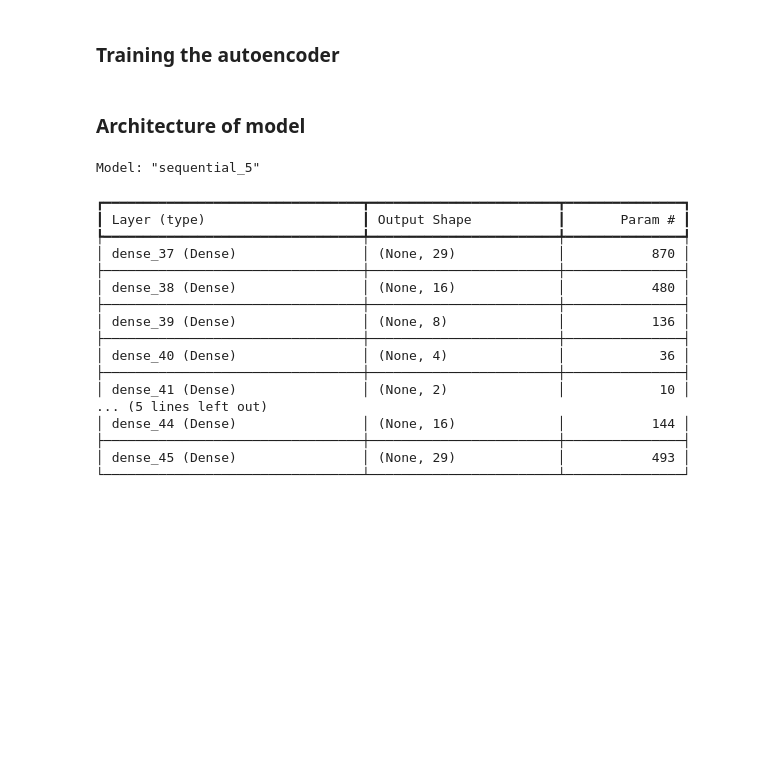
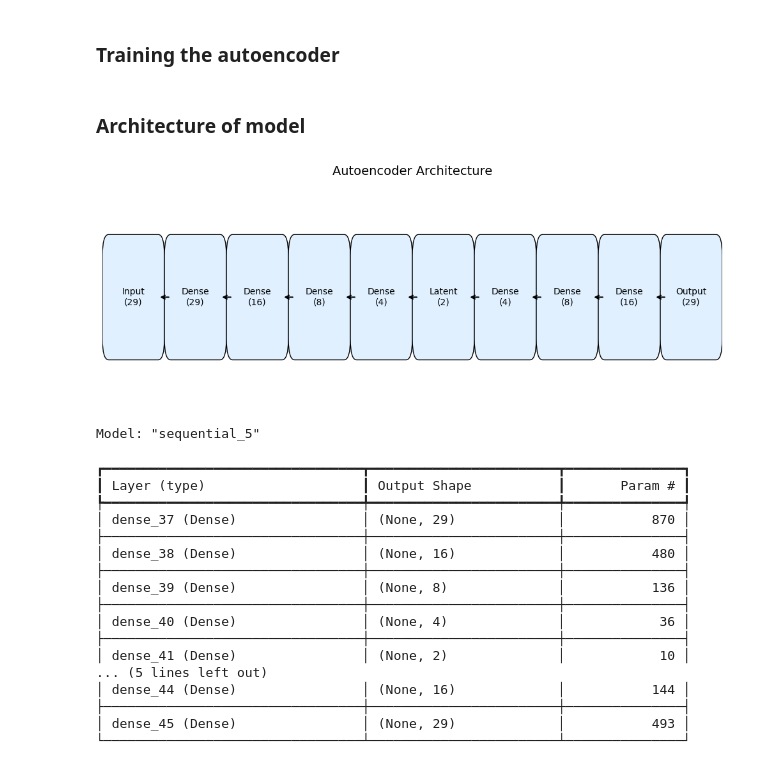
Before and after one commit to hisaylama/Data-Science-in-Finance, a Jupyter notebook: Assignment optional-Anomally_detection_using_autoencoders.ipynb, the cells around one changed output. Cells and saved outputs as stored; diff of their text form; code cells hidden in the pictures; blank space fills up the shorter version.

```diff
--- a/Assignment optional-Anomally_detection_using_autoencoders.ipynb
+++ b/Assignment optional-Anomally_detection_using_autoencoders.ipynb
@@ -241,6 +241,37 @@ g.map_offdiag(sns.kdeplot);
 # %tensorboard --logdir logs
 # %% [markdown]
 ### Architecture of model
+# %%
+import matplotlib.pyplot as plt
+import matplotlib.patches as patches
+
+# Define the layer sizes in order (encoder to decoder)
+layers = ["Input\n(29)", "Dense\n(29)", "Dense\n(16)", "Dense\n(8)", "Dense\n(4)", "Latent\n(2)",
+          "Dense\n(4)", "Dense\n(8)", "Dense\n(16)", "Output\n(29)"]
+
+# Create figure and axis
+fig, ax = plt.subplots(figsize=(10, 4))
+ax.set_xlim(0, len(layers))
+ax.set_ylim(0, 1)
+ax.axis('off')
+
+# Draw boxes for each layer
+for i, layer in enumerate(layers):
+    box = patches.FancyBboxPatch((i + 0.1, 0.3), 0.8, 0.4,
+                                 boxstyle="round,pad=0.1", edgecolor='black', facecolor='#e0f0ff')
+    ax.add_patch(box)
+    ax.text(i + 0.5, 0.5, layer, ha='center', va='center', fontsize=10)
+
+# Draw arrows between layers
+for i in range(len(layers) - 1):
+    ax.annotate('', xy=(i + 0.9, 0.5), xytext=(i + 1.1, 0.5),
+                arrowprops=dict(arrowstyle='->', lw=1.5))
+
+plt.title("Autoencoder Architecture", fontsize=14, pad=20)
+plt.tight_layout()
+plt.show()
+# %% [output]
+[figure, added]
 # %%
 # data dimensions // hyperparameters
 input_dim = X_train_transformed.shape[1]
```
